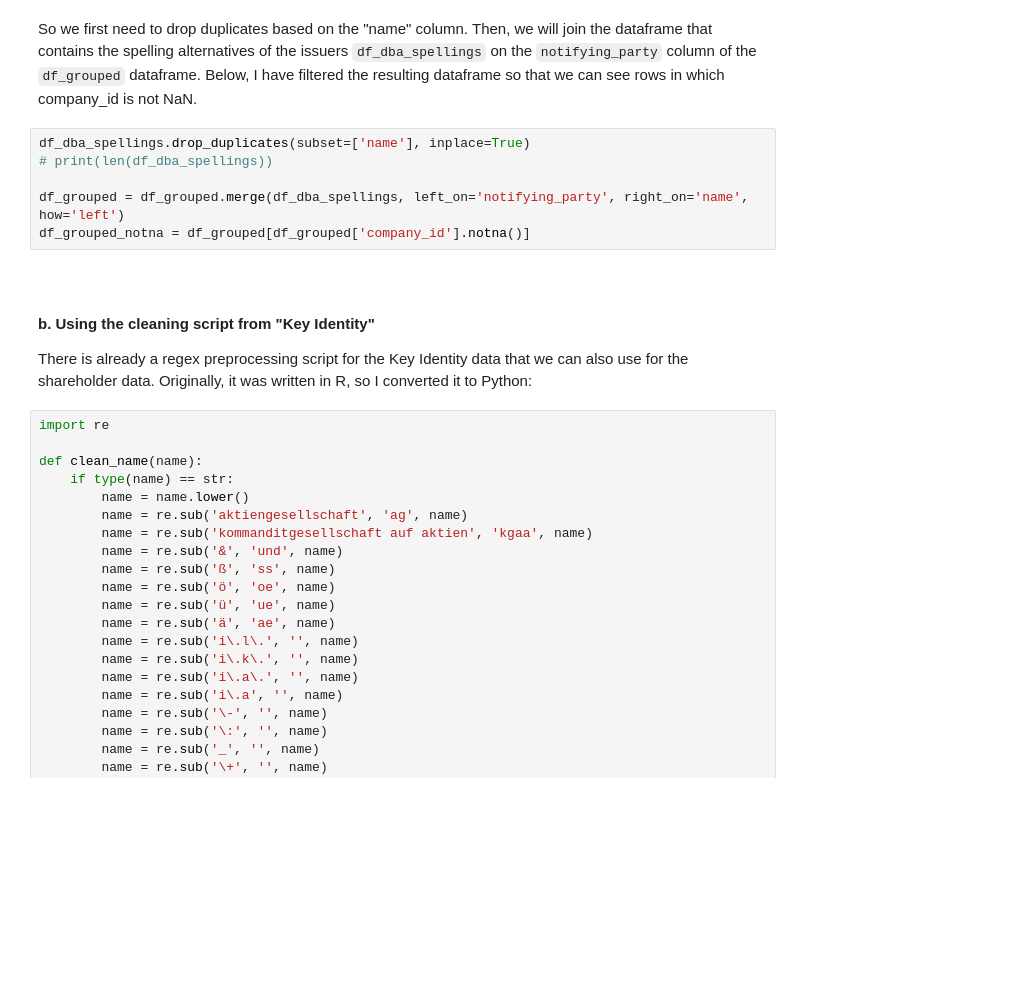
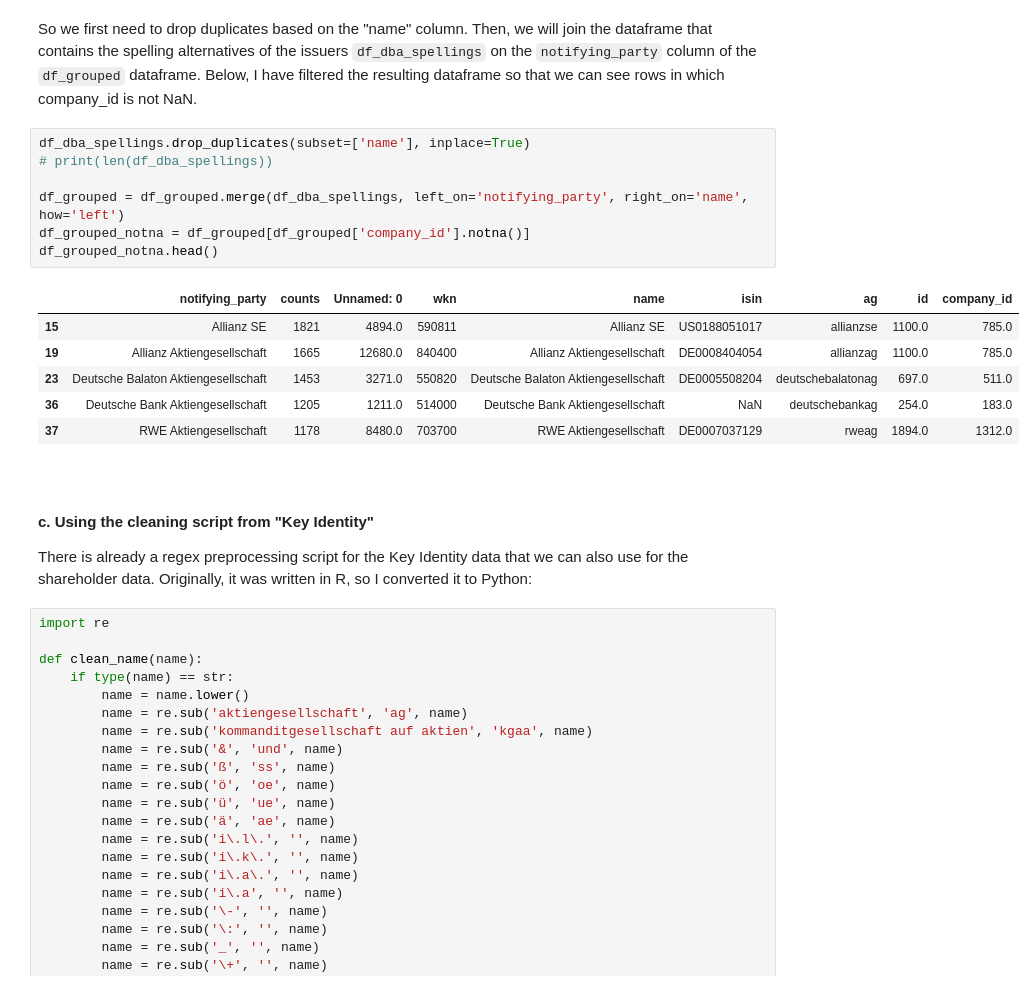
Before and after one commit to KensingtonOscupant/germanyinc-shareholders, a Jupyter notebook: src/exploration.ipynb, the cells around one changed output. Drawn from its saved outputs; the diff is of its cells as text; blank space fills up the shorter version.

```diff
--- a/src/exploration.ipynb
+++ b/src/exploration.ipynb
@@ -137,13 +151,21 @@ So we first need to drop duplicates based on the "name" column. Then, we will jo
 # %%
 df_dba_spellings.drop_duplicates(subset=['name'], inplace=True)
 # print(len(df_dba_spellings))
 
 df_grouped = df_grouped.merge(df_dba_spellings, left_on='notifying_party', right_on='name', how='left')
 df_grouped_notna = df_grouped[df_grouped['company_id'].notna()]
+df_grouped_notna.head()
+# %% [output]
+|  | notifying_party | counts | Unnamed: 0 | wkn | name | isin | ag | id | company_id |
+| 15 | Allianz SE | 1821 | 4894.0 | 590811 | Allianz SE | US0188051017 | allianzse | 1100.0 | 785.0 |
+| 19 | Allianz Aktiengesellschaft | 1665 | 12680.0 | 840400 | Allianz Aktiengesellschaft | DE0008404054 | allianzag | 1100.0 | 785.0 |
+| 23 | Deutsche Balaton Aktiengesellschaft | 1453 | 3271.0 | 550820 | Deutsche Balaton Aktiengesellschaft | DE0005508204 | deutschebalatonag | 697.0 | 511.0 |
+| 36 | Deutsche Bank Aktiengesellschaft | 1205 | 1211.0 | 514000 | Deutsche Bank Aktiengesellschaft | NaN | deutschebankag | 254.0 | 183.0 |
+| 37 | RWE Aktiengesellschaft | 1178 | 8480.0 | 703700 | RWE Aktiengesellschaft | DE0007037129 | rweag | 1894.0 | 1312.0 |
 # %% [markdown]
-<a id='section_id6'></a>
+<a id='section_id7'></a>
 # %% [markdown]
-#### b. Using the cleaning script from "Key Identity"
+#### c. Using the cleaning script from "Key Identity"
 
 There is already a regex preprocessing script for the Key Identity data that we can also use for the shareholder data. Originally, it was written in R, so I converted it to Python:
 # %%
```
Also changed, not shown: parts of 16 cells of this notebook.
